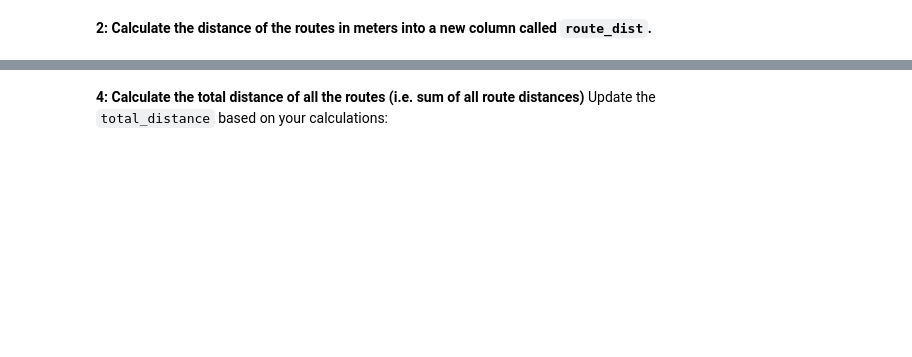
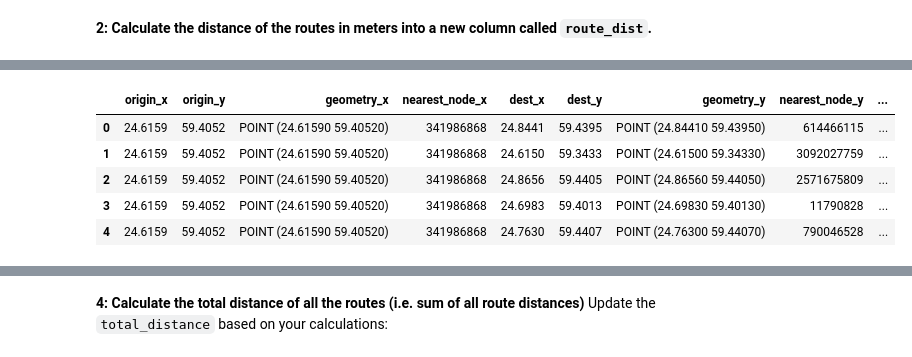
Before and after one commit to alanlyyy/AUTOGIS_COURSE, a Jupyter notebook: L6/exercise-6-main/Exercise-6-problems-1-2.ipynb, the cells around one changed output, grey strips where cells are left out. Saved outputs shown, nothing was run; the diff lists cells and outputs as text; code cells hidden in the pictures; blank space fills up the shorter version.

```diff
--- a/L6/exercise-6-main/Exercise-6-problems-1-2.ipynb
+++ b/L6/exercise-6-main/Exercise-6-problems-1-2.ipynb
@@ -517,3 +579,12 @@ for origin_index in range(0, len(origin_gdf)):
+# %%
+routes.head()
+# %% [output]
+|  | origin_x | origin_y | geometry_x | nearest_node_x | dest_x | dest_y | geometry_y | nearest_node_y | ... |
+| 0 | 24.6159 | 59.4052 | POINT (24.61590 59.40520) | 341986868 | 24.8441 | 59.4395 | POINT (24.84410 59.43950) | 614466115 | ... |
+| 1 | 24.6159 | 59.4052 | POINT (24.61590 59.40520) | 341986868 | 24.6150 | 59.3433 | POINT (24.61500 59.34330) | 3092027759 | ... |
+| 2 | 24.6159 | 59.4052 | POINT (24.61590 59.40520) | 341986868 | 24.8656 | 59.4405 | POINT (24.86560 59.44050) | 2571675809 | ... |
+| 3 | 24.6159 | 59.4052 | POINT (24.61590 59.40520) | 341986868 | 24.6983 | 59.4013 | POINT (24.69830 59.40130) | 11790828 | ... |
+| 4 | 24.6159 | 59.4052 | POINT (24.61590 59.40520) | 341986868 | 24.7630 | 59.4407 | POINT (24.76300 59.44070) | 790046528 | ... |
 # %%
 # NON-EDITABLE TEST CELL
 print("Shortest distance:", round(routes['route_dist'].min()), "meters")
```
Also changed, not shown: parts of 28 cells of this notebook.
